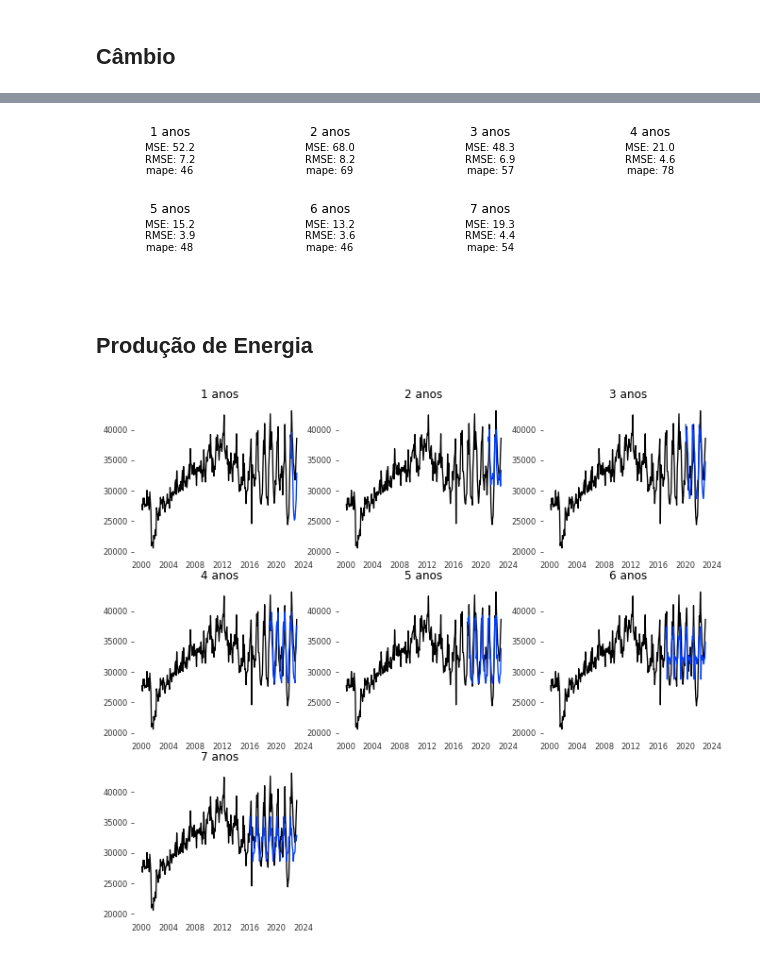
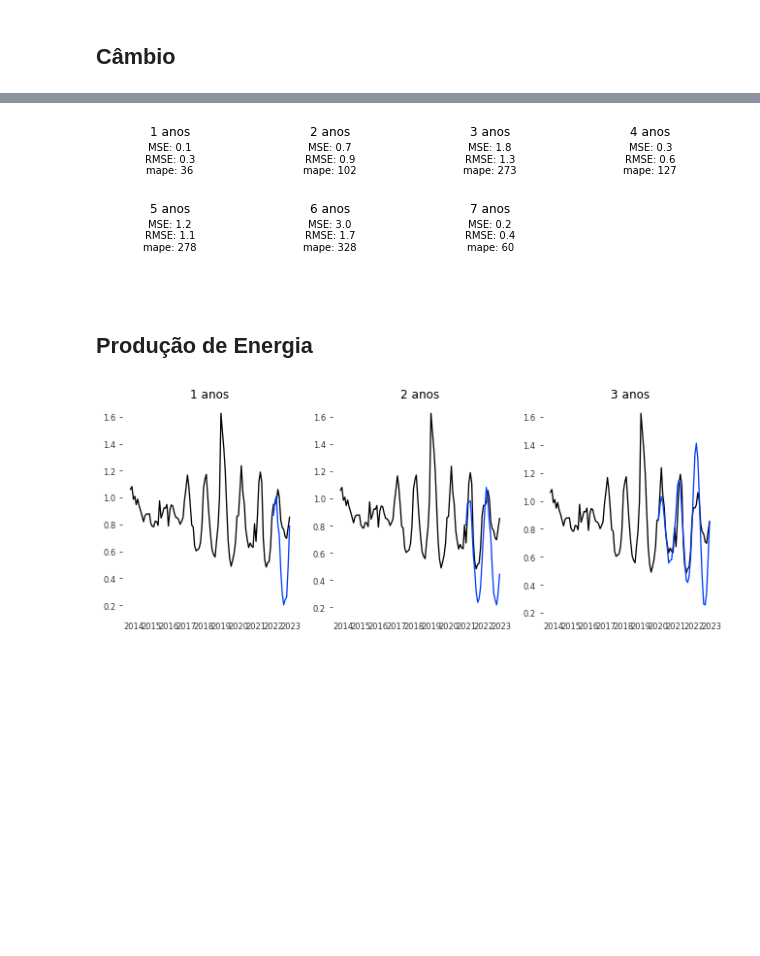
Before and after one commit to aruasouza/CTG, a Jupyter notebook: errors.ipynb, the cells around one changed output, grey strips where cells are left out. Saved outputs shown, nothing was run; the diff lists cells and outputs as text; code cells hidden in the pictures; blank space fills up the shorter version.

```diff
--- a/errors.ipynb
+++ b/errors.ipynb
@@ -206,7 +190,7 @@ plt.show()
 f = plt.figure()
 f.set_figwidth(11)
 f.set_figheight(10)
-for i in range(1,8):
+for i in lags1:
     plt.subplot(3,3,i)
     n, bins, patches = plt.hist(selic[i]['res'], 15, density=True, facecolor='g', alpha=0.75)
     plt.title(f'{i} anos')
@@ -218,7 +202,7 @@ plt.show()
 f = plt.figure()
 f.set_figwidth(11)
 f.set_figheight(10)
-for i in lags:
+for i in lags1:
     plt.subplot(3,3,i)
     autocorr = acf(selic[i]['res'].dropna(),nlags = 10)
     lg = range(0,11)
@@ -232,7 +216,7 @@ plt.show()
 f = plt.figure()
 f.set_figwidth(11)
 f.set_figheight(10)
-for i in lags:
+for i in lags1:
     plt.subplot(3,3,i)
     autocorr = np.diff(acf(selic[i]['res'].dropna(),nlags = 10))
     lg = range(1,11)
@@ -246,7 +230,7 @@ plt.show()
 f = plt.figure()
 f.set_figwidth(11)
 f.set_figheight(4)
-for i in lags:
+for i in lags1:
     data = selic[i].dropna()
     mse = round(mean_squared_error(data['selic'],data['prediction']),1)
     rmse = round(mean_squared_error(data['selic'],data['prediction'],squared = False),1)
@@ -261,22 +245,22 @@ for i in lags:
     plt.gca().yaxis.set_ticks_position('none')
 plt.show()
 # %% [output]
-[figure, old version]
+[figure, new version]
 # %% [markdown]
 ## Produção de Energia
 # %%
 f = plt.figure()
 f.set_figwidth(11)
-f.set_figheight(10)
-for i in lags:
-    plt.subplot(3,3,i)
-    _ = plt.plot(energy[i].index,energy[i]['hydroeletric'])
-    _ = plt.plot(energy[i].index,energy[i]['prediction'])
+f.set_figheight(4)
+for i in lags2:
+    plt.subplot(1,3,i)
+    _ = plt.plot(gsf[i].index,gsf[i]['gsf'])
+    _ = plt.plot(gsf[i].index,gsf[i]['prediction'])
     plt.title(f'{i} anos')
     plt.grid(False)
 plt.show()
 # %% [output]
-[figure, old version]
+[figure, new version]
 # %%
 f = plt.figure()
 f.set_figwidth(11)
```
Also changed, not shown: parts of 21 cells of this notebook, 5 other files.
